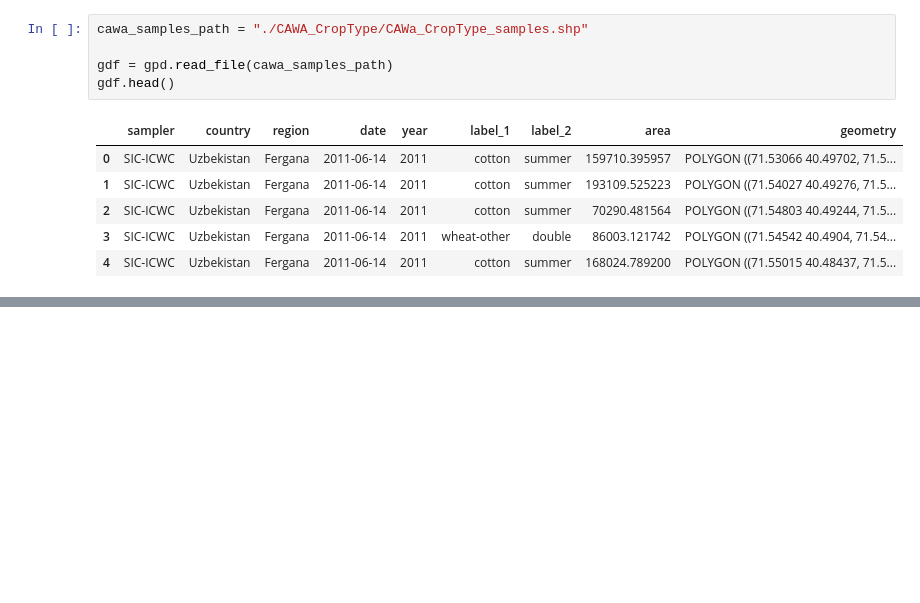
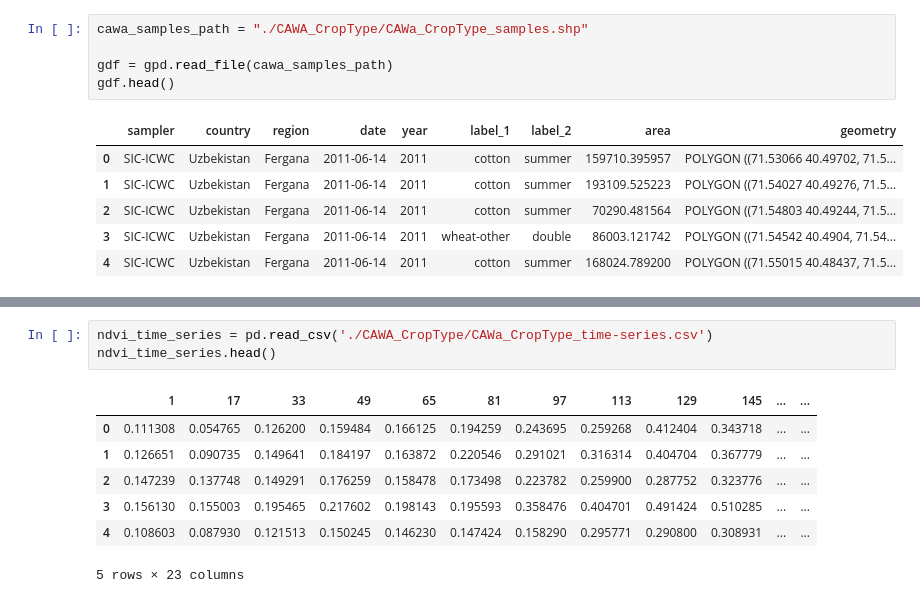
Before and after one commit to mmirshod/crop-detection, a Jupyter notebook: dataset/CAWA_exploration.ipynb, the cells around one changed output, grey strips where cells are left out. Saved outputs shown, nothing was run; the diff lists cells and outputs as text; blank space fills up the shorter version.

```diff
--- a/dataset/CAWA_exploration.ipynb
+++ b/dataset/CAWA_exploration.ipynb
@@ -38,0 +82,11 @@ Name: count, dtype: int64
+# %%
+ndvi_time_series = pd.read_csv('./CAWA_CropType/CAWa_CropType_time-series.csv')
+ndvi_time_series.head()
+# %% [output]
+|  | 1 | 17 | 33 | 49 | 65 | 81 | 97 | 113 | 129 | 145 | ... | ... |
+| 0 | 0.111308 | 0.054765 | 0.126200 | 0.159484 | 0.166125 | 0.194259 | 0.243695 | 0.259268 | 0.412404 | 0.343718 | ... | ... |
+| 1 | 0.126651 | 0.090735 | 0.149641 | 0.184197 | 0.163872 | 0.220546 | 0.291021 | 0.316314 | 0.404704 | 0.367779 | ... | ... |
+| 2 | 0.147239 | 0.137748 | 0.149291 | 0.176259 | 0.158478 | 0.173498 | 0.223782 | 0.259900 | 0.287752 | 0.323776 | ... | ... |
+| 3 | 0.156130 | 0.155003 | 0.195465 | 0.217602 | 0.198143 | 0.195593 | 0.358476 | 0.404701 | 0.491424 | 0.510285 | ... | ... |
+| 4 | 0.108603 | 0.087930 | 0.121513 | 0.150245 | 0.146230 | 0.147424 | 0.158290 | 0.295771 | 0.290800 | 0.308931 | ... | ... |
+5 rows × 23 columns
```
Also changed, not shown: parts of 10 cells of this notebook, 1 other file.
